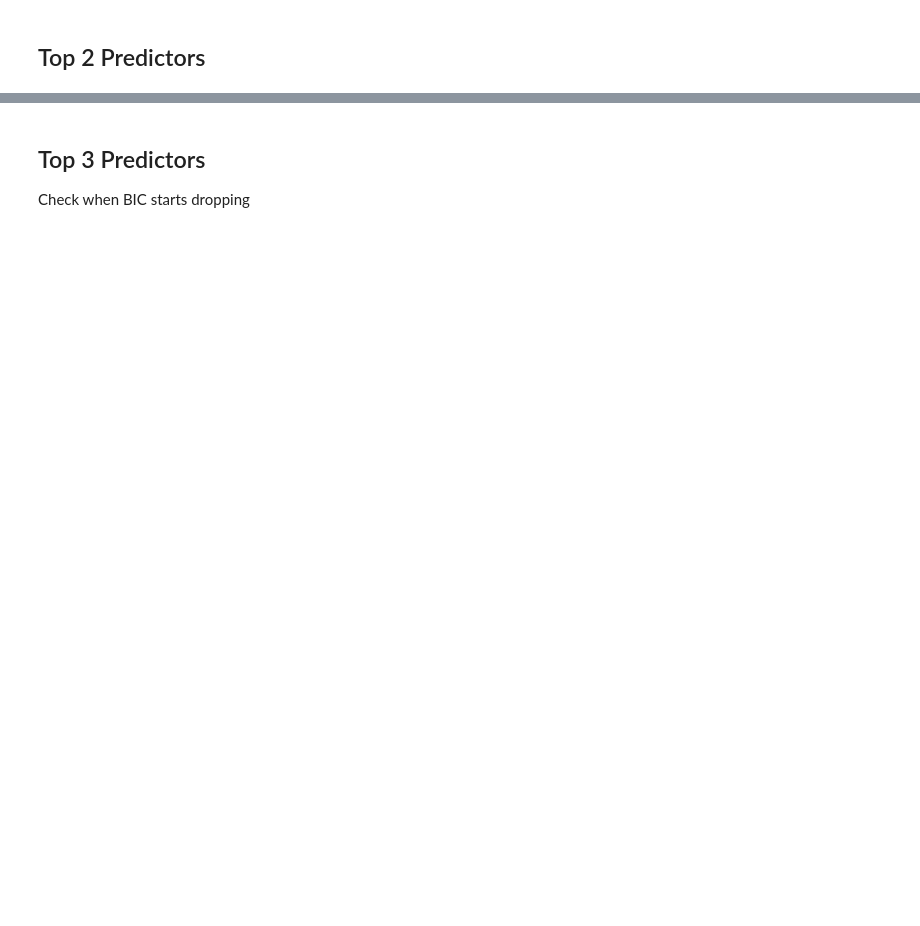
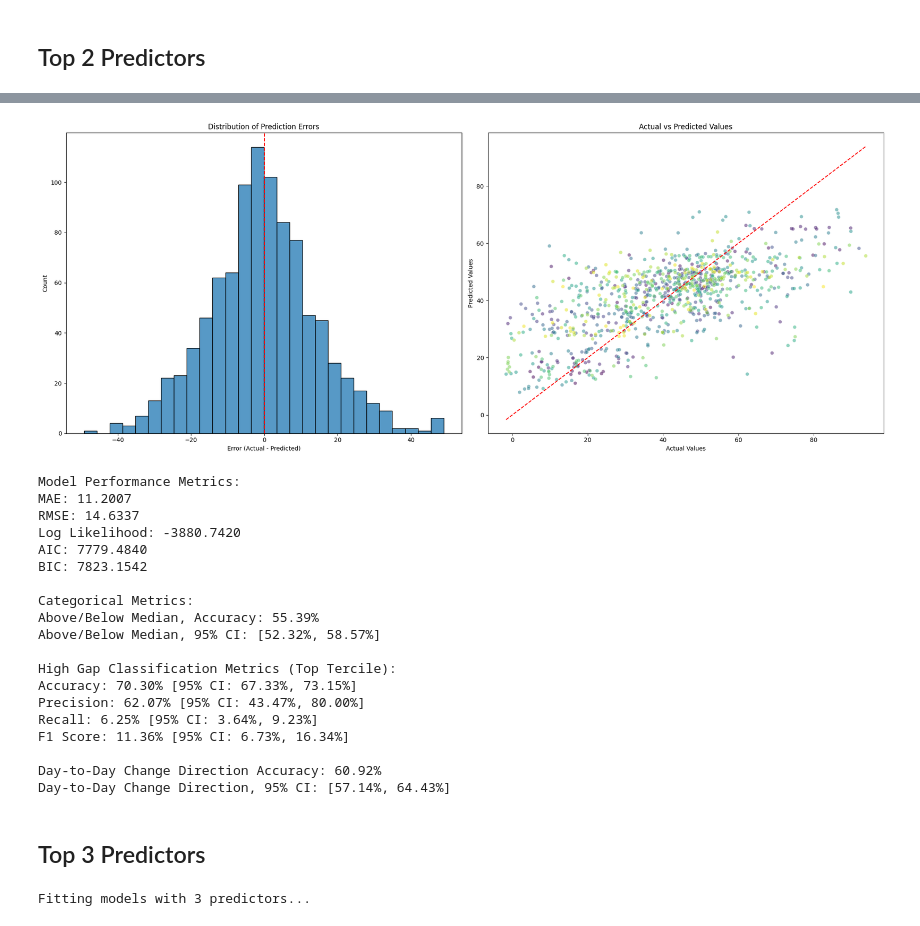
Before and after one commit to danieljwilson/3_3_experience_sampling, a Jupyter notebook: 3_3_3_data_analysis/02_analysis/Models/04_mixed_effects.ipynb, the cells around one changed output, grey strips where cells are left out. Saved outputs shown, nothing was run; the diff lists cells and outputs as text; code cells hidden in the pictures; blank space fills up the shorter version.

```diff
--- a/3_3_3_data_analysis/02_analysis/Models/04_mixed_effects.ipynb
+++ b/3_3_3_data_analysis/02_analysis/Models/04_mixed_effects.ipynb
@@ -855,4 +1085,0 @@ Log Likelihood: -6656.7791
-# %%
-predictor = 'passive_hk_activity_activeEnergyBurned'
-# Non-normalized target
-fit_and_predict_mlm(train_data, test_data, predictor, target='t_current_nn', random_intercepts=True)
@@ -866,0 +1255,13 @@ Log Likelihood: -17710.4592
+# %%
+# Get top features from MLM results
+top_features = mlm_gap_results_train.nlargest(22, 'abs_z')['feature'].tolist()
+
+# Get results for 2 predictors
+results_2pred = fit_and_predict_mlm_multiple(
+    train_data=train_data,
+    test_data=test_data,
+    n_predictors=2,
+    top_features=top_features,
+    target='t_current',
+    random_intercepts=True
+)
@@ -867,4 +1284,52 @@ Log Likelihood: -17710.4592
+# %%
+# Get the best model features
+best_model = results_2pred.iloc[0]
+feature_1 = best_model['feature_1']
+feature_2 = best_model['feature_2']
+
+# Fit and evaluate best 2-predictor model
+fit_and_predict_mlm(
+    train_data=train_data,
+    test_data=test_data,
+    predictors=[feature_1, feature_2],
+    target='t_current',
+    random_intercepts=True
+)
+# %% [output]
+[figure, added]
+Model Performance Metrics:
+MAE: 11.2007
+RMSE: 14.6337
+Log Likelihood: -3880.7420
+AIC: 7779.4840
+BIC: 7823.1542
+
+Categorical Metrics:
+Above/Below Median, Accuracy: 55.39%
+Above/Below Median, 95% CI: [52.32%, 58.57%]
+
+High Gap Classification Metrics (Top Tercile):
+Accuracy: 70.30% [95% CI: 67.33%, 73.15%]
+Precision: 62.07% [95% CI: 43.47%, 80.00%]
+Recall: 6.25% [95% CI: 3.64%, 9.23%]
+F1 Score: 11.36% [95% CI: 6.73%, 16.34%]
+
+Day-to-Day Change Direction Accuracy: 60.92%
+Day-to-Day Change Direction, 95% CI: [57.14%, 64.43%]
 # %% [markdown]
 ## Top 3 Predictors
-
-Check when BIC starts dropping
+# %%
+# Get top features from MLM results
+top_features = mlm_gap_results_train.nlargest(12, 'abs_z')['feature'].tolist()
+
+# Get results for 2 predictors
+results_3pred = fit_and_predict_mlm_multiple(
+    train_data=train_data,
+    test_data=test_data,
+    n_predictors=3,
+    top_features=top_features,
+    target='t_current',
+    random_intercepts=True
+)
+# %% [output]
+Fitting models with 3 predictors...
```
Also changed, not shown: parts of 40 cells of this notebook, 1 other file.
